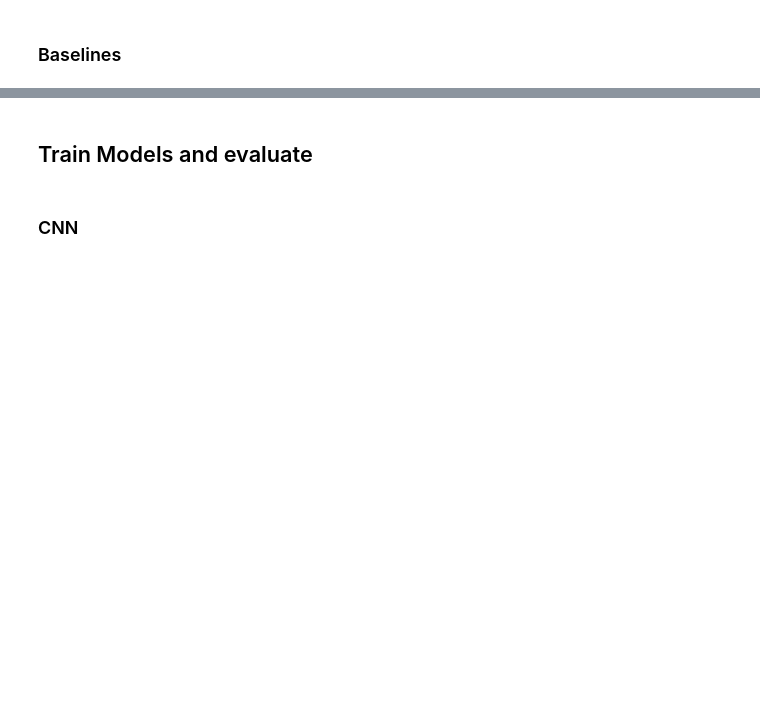
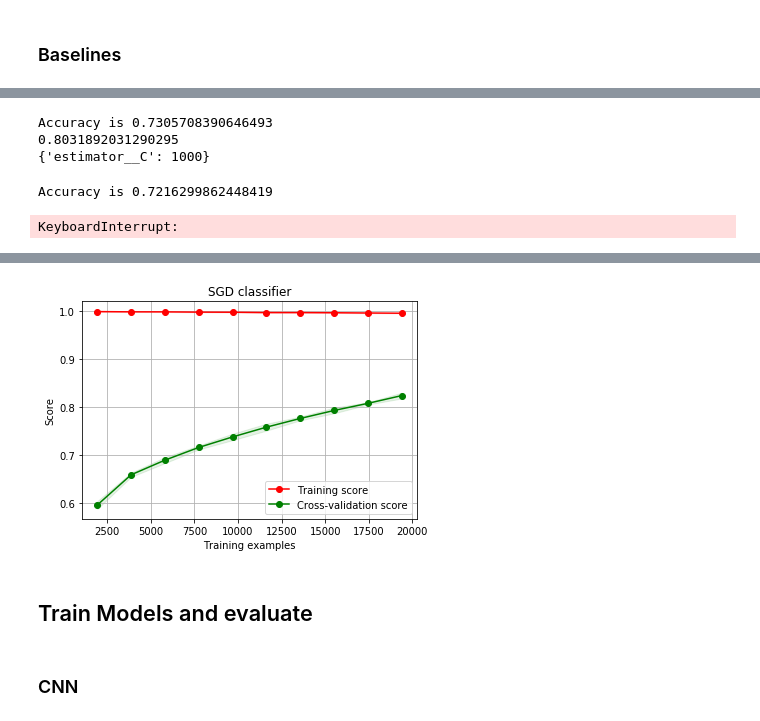
Before and after one commit to DeWvanAxel/thesis, a Jupyter notebook: Code/Model training/Framework.ipynb, the cells around one changed output, grey strips where cells are left out. Saved outputs shown, nothing was run; the diff lists cells and outputs as text; code cells hidden in the pictures; blank space fills up the shorter version.

Commit message:
Start getting test Data, Gain overview of training process, make first CNN test

```diff
--- a/Code/Model training/Framework.ipynb
+++ b/Code/Model training/Framework.ipynb
@@ -72,12 +77,14 @@ def loadData(path, texts, labels, highLevelLabels = False):
 # %%
 texts = []
 labels = []
-paths = [#r"C:\Users\PC-Axel\Documents\github\thesis\Data\PoliFLW Data\kamerstukken_topics_first.json",
-        r"C:\Users\PC-Axel\Documents\github\thesis\Data\PoliFLW Data\kamerstukken_topics.json",
+urls = []
+paths = [r"C:\Users\PC-Axel\Documents\github\thesis\Data\PoliFLW Data\kamerstukken_topics_first.json",
+         r"C:\Users\PC-Axel\Documents\github\thesis\Data\PoliFLW Data\kamerstukken_topics_second.json",
+        r"C:\Users\PC-Axel\Documents\github\thesis\Data\PoliFLW Data\kamerstukken_topics_2017.json",
         r"C:\Users\PC-Axel\Documents\github\thesis\Data\PoliFLW Data\kamerstukken_topics_2016.json"]
 
 for path in paths:
-    texts, labels = loadData(path, texts, labels)
+    texts, labels, urls = loadData(path, texts, labels, urls)
 
 
 #Prepare splitting
@@ -132,6 +151,7 @@ if "NB" in testing or "SGD" in testing:
 
     xTrain = transformer.fit_transform(xTrain)
     xVal = transformer.transform(xVal)
+    everything = transformer.transform(texts)
 # %%
 def evaluation(yVal,yPred):
     print("Accuracy is " + str(accuracy_score(yVal, yPred)))
@@ -188,17 +208,23 @@ Accuracy is 0.9400034381983841
 # %%
 if "LG" in testing:
-    clf = LogisticRegression()
+    clf = LogisticRegression(dual=False)
     clf = OneVsRestClassifier(clf).fit(xTrain, yTrain)
     yPred = clf.predict(xVal)
     evaluation(yVal,yPred)
 
     parameters = {
-        "estimator__fit_prior": [True, False],
+        #"estimator__penalty": ["I1", "I2"],
+        "estimator__C": [0.001,0.01,0.1,1,10,100,1000],
     }
     model_tunning = GridSearchCV(clf, param_grid=parameters).fit(xTrain, yTrain)
     print(model_tunning.best_score_)
     print(model_tunning.best_params_ )
+# %% [output]
+Accuracy is 0.7305708390646493
+0.8031892031290295
+{'estimator__C': 1000}
 # %%
+
 if "RF" in testing:
     clf = RandomForestClassifier()
     clf = OneVsRestClassifier(clf).fit(xTrain, yTrain)
@@ -206,8 +232,49 @@ if "RF" in testing:
     evaluation(yVal,yPred)
 
     parameters = {
-        "estimator__fit_prior": [True, False],
+        "estimator__criterion": ["gini", "entropy"],
+        "estimator__max_depth": [3,10,30],
+        "estimator__n_estimators": [3,10,30]
     }
     model_tunning = GridSearchCV(clf, param_grid=parameters).fit(xTrain, yTrain)
     print(model_tunning.best_score_)
     print(model_tunning.best_params_ )
+# %% [output]
+Accuracy is 0.7216299862448419
+KeyboardInterrupt:
+# %%
+def plot_learning_curve(estimator, title, X, y, ylim=None, cv=None,
+                        n_jobs=1, train_sizes=np.linspace(.1, 1.0, 10)):
+    plt.figure()
+    plt.title(title)
+    if ylim is not None:
+        plt.ylim(*ylim)
+    plt.xlabel("Training examples")
+    plt.ylabel("Score")
+
+    train_sizes, train_scores, test_scores = learning_curve(
+        estimator, X, y, cv=cv, n_jobs=n_jobs, train_sizes=train_sizes)
+    train_scores_mean = np.mean(train_scores, axis=1)
+    train_scores_std = np.std(train_scores, axis=1)
+    test_scores_mean = np.mean(test_scores, axis=1)
+    test_scores_std = np.std(test_scores, axis=1)
+    plt.grid()
+
+    plt.fill_between(train_sizes, train_scores_mean - train_scores_std,
+                     train_scores_mean + train_scores_std, alpha=0.1,
+                     color="r")
+    plt.fill_between(train_sizes, test_scores_mean - test_scores_std,
+                     test_scores_mean + test_scores_std, alpha=0.1, color="g")
+    plt.plot(train_sizes, train_scores_mean, 'o-', color="r",
+             label="Training score")
+    plt.plot(train_sizes, test_scores_mean, 'o-', color="g",
+             label="Cross-validation score")
+
+    plt.legend(loc="best")
+    return plt
+# %%
+clf = SGDClassifier(loss='modified_huber', penalty='l2', alpha=1e-5, max_iter=10, tol=None)
+#clf = OneVsRestClassifier(clf)
+
+plot_learning_curve(clf, "SGD classifier", everything, np.append(yTrain,yVal))
+# %% [output]
@@ -214,3 +282,4 @@ if "RF" in testing:
+[figure, added]
 # %% [markdown]
 ## Train Models and evaluate
 # %% [markdown]
```
Also changed, not shown: parts of 22 cells of this notebook, 13 other files.
